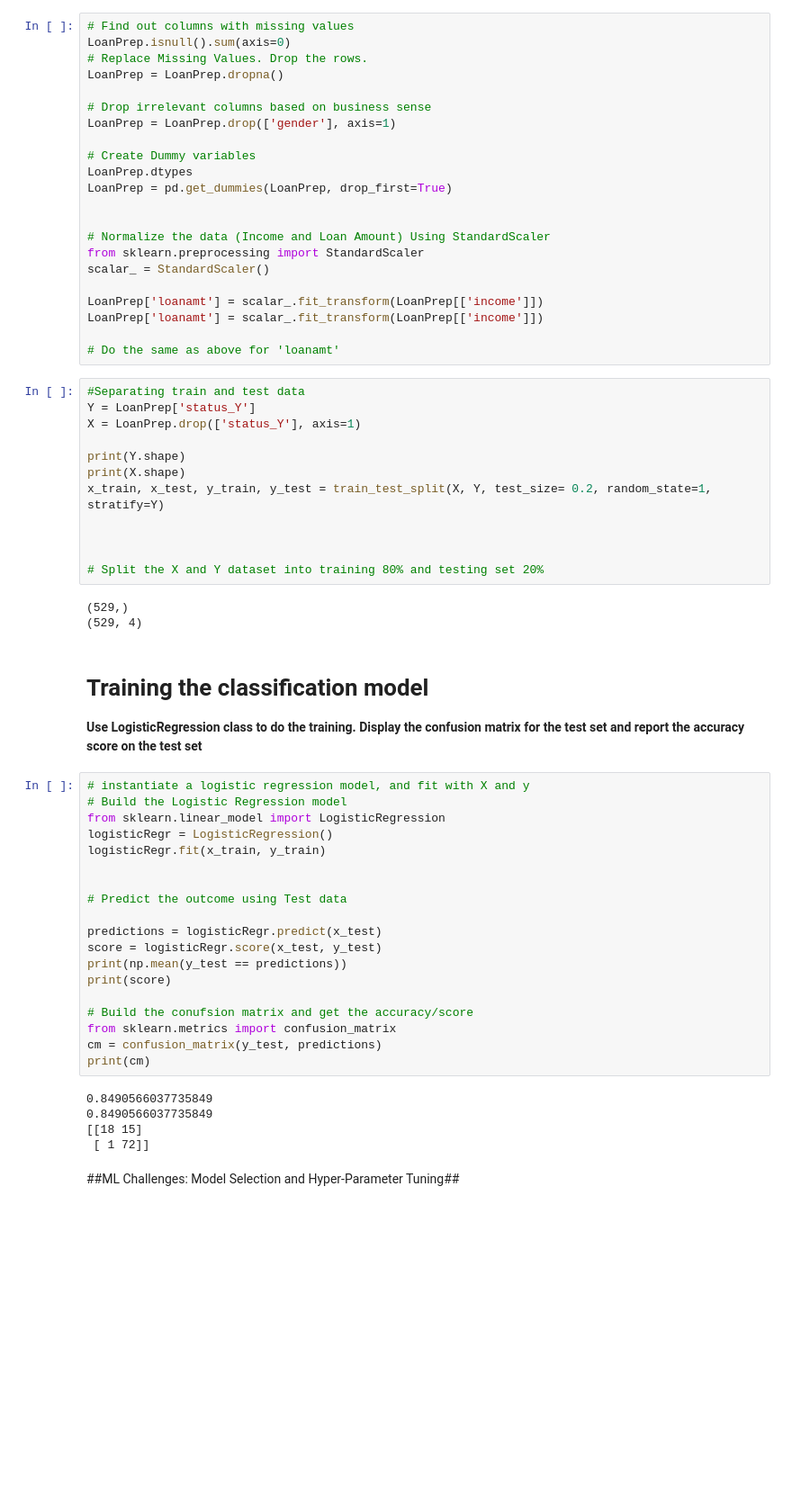
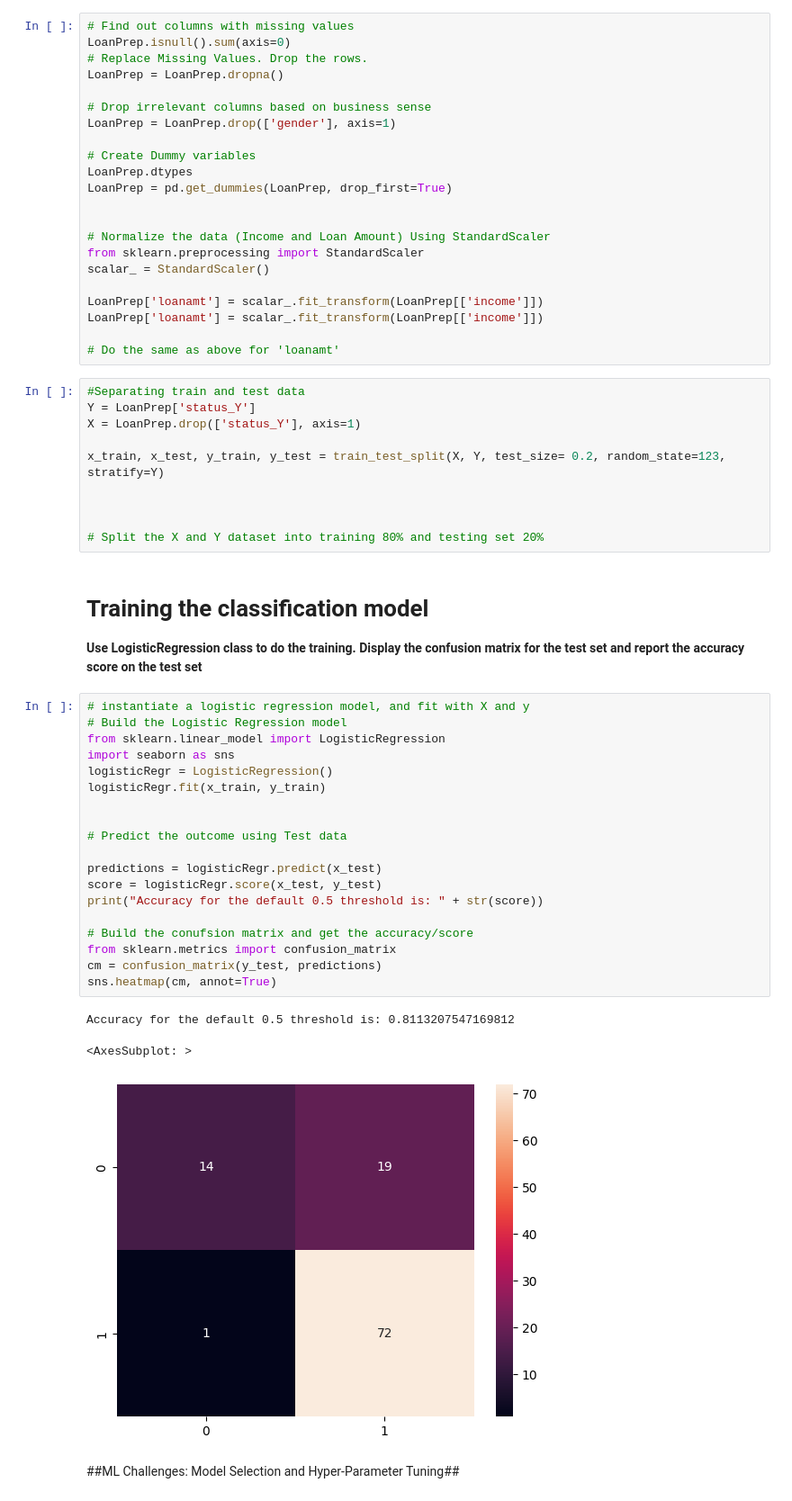
Before and after one commit to snehithjk/CSC-570, a Jupyter notebook: CSC 570/Lab5/Assignment_5.ipynb, the cells around one changed output. Shown at 90% size. Cells and saved outputs as stored; diff of their text form; blank space fills up the shorter version.

```diff
--- a/CSC 570/Lab5/Assignment_5.ipynb
+++ b/CSC 570/Lab5/Assignment_5.ipynb
@@ -117,43 +139,37 @@ LoanPrep['loanamt'] = scalar_.fit_transform(LoanPrep[['income']])
 Y = LoanPrep['status_Y']
 X = LoanPrep.drop(['status_Y'], axis=1)
 
-print(Y.shape)
-print(X.shape)
-x_train, x_test, y_train, y_test = train_test_split(X, Y, test_size= 0.2, random_state=1, stratify=Y)
+x_train, x_test, y_train, y_test = train_test_split(X, Y, test_size= 0.2, random_state=123, stratify=Y)
 
 
 
 # Split the X and Y dataset into training 80% and testing set 20%
-# %% [output]
-(529,)
-(529, 4)
 # %% [markdown]
 # Training the classification model
 **Use LogisticRegression class to do the training. Display the confusion matrix for the test set and report the accuracy score on the test set**
 # %%
 # instantiate a logistic regression model, and fit with X and y
 # Build the Logistic Regression model
 from sklearn.linear_model import LogisticRegression
+import seaborn as sns
 logisticRegr = LogisticRegression()
 logisticRegr.fit(x_train, y_train)
 
 
 # Predict the outcome using Test data
 
 predictions = logisticRegr.predict(x_test)
 score = logisticRegr.score(x_test, y_test)
-print(np.mean(y_test == predictions))
-print(score)
+print("Accuracy for the default 0.5 threshold is: " + str(score))
 
 # Build the conufsion matrix and get the accuracy/score
 from sklearn.metrics import confusion_matrix
 cm = confusion_matrix(y_test, predictions)
-print(cm)
+sns.heatmap(cm, annot=True)
 # %% [output]
-0.8490566037735849
-0.8490566037735849
-[[18 15]
- [ 1 72]]
+Accuracy for the default 0.5 threshold is: 0.8113207547169812
+<AxesSubplot: >
+[figure, added]
 # %% [markdown]
 ##ML Challenges: Model Selection and Hyper-Parameter Tuning##
 # %% [markdown]
```
Also changed, not shown: parts of 8 cells of this notebook.
